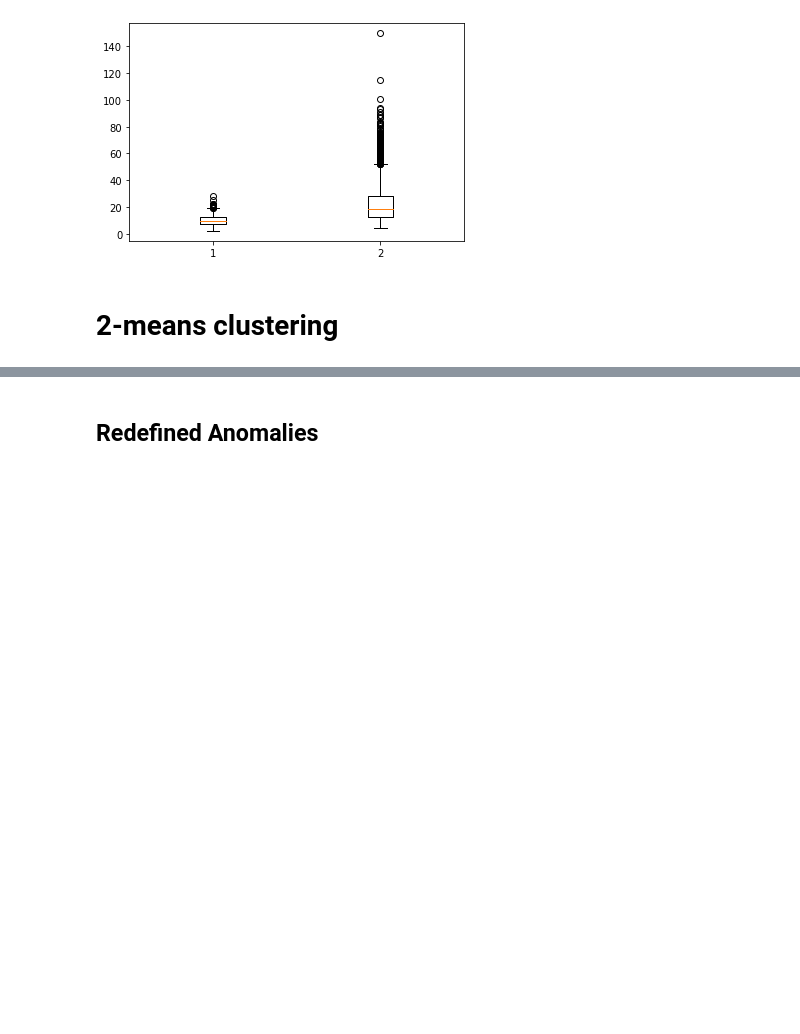
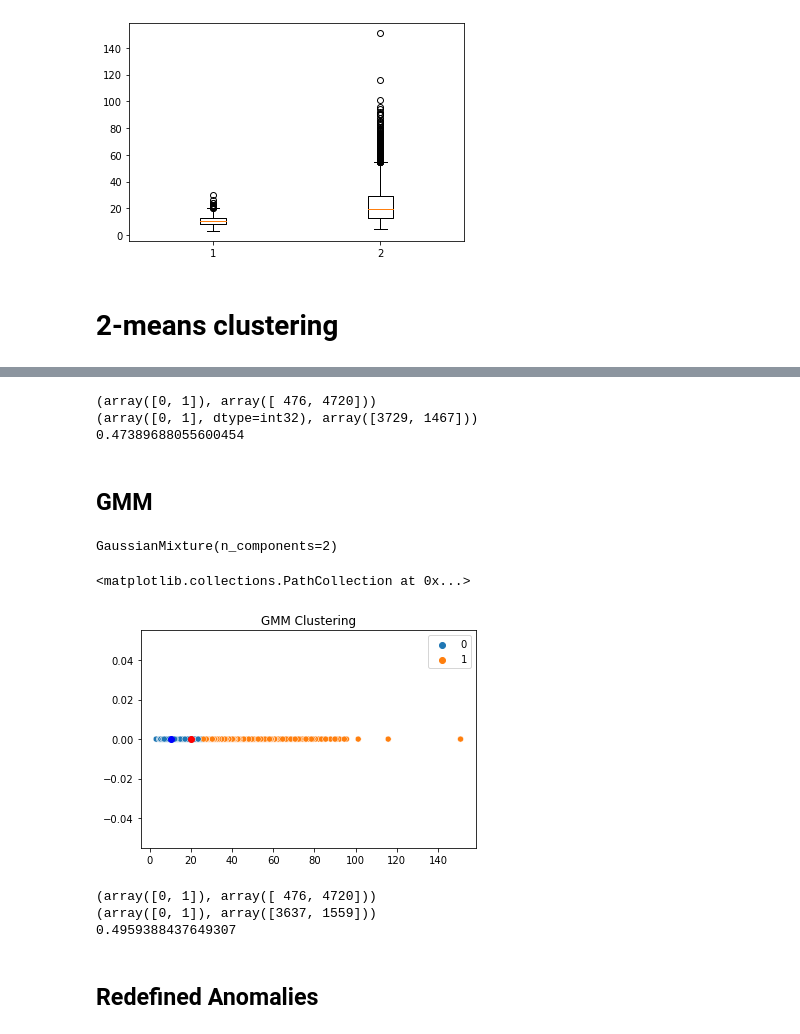
Before and after one commit to ZubairQazi/Anomaly_Detection, a Jupyter notebook: Decomp_Testing.ipynb, the cells around one changed output, grey strips where cells are left out. Saved outputs shown, nothing was run; the diff lists cells and outputs as text; code cells hidden in the pictures; blank space fills up the shorter version.

```diff
--- a/Decomp_Testing.ipynb
+++ b/Decomp_Testing.ipynb
@@ -414,5 +435,6 @@ with open('rec_error_anom.sav', 'rb') as f:
     results_anom = pickle.load(f)
     f.close()
 # %%
-results = []
-results.extend(results_anom); results.extend(results_clean)
+results, true_labels = [], []
+results.extend(results_clean); results.extend(results_anom)
+true_labels.extend([0] * len(results_clean)); true_labels.extend([1] * len(results_anom))
@@ -439,3 +456,45 @@ sns.scatterplot(x=results.flatten(), y=np.zeros(len(results)), hue=kmeans.labels
+# %%
+# F1 score
+
+print(np.unique(true_labels, return_counts=True))
+print(np.unique(kmeans.labels_, return_counts=True))
+
+print(f1_score(true_labels, kmeans.labels_))
+# %% [output]
+(array([0, 1]), array([ 476, 4720]))
+(array([0, 1], dtype=int32), array([3729, 1467]))
+0.47389688055600454
+# %% [markdown]
+## GMM
+# %%
+from sklearn.mixture import GaussianMixture
+
+gmm = GaussianMixture(n_components=2)
+
+gmm.fit(results)
+# %% [output]
+GaussianMixture(n_components=2)
+# %%
+labels = gmm.predict(results)
+# %%
+plt.title('GMM Clustering')
+sns.scatterplot(x=results.flatten(), y=np.zeros(len(results)), hue=labels)
+plt.scatter([np.median(results_anom)], 0, c='red')
+plt.scatter([np.median(results_clean)], 0, c='blue')
+# %% [output]
+<matplotlib.collections.PathCollection at 0x...>
+[figure, added]
+# %%
+# F1 score
+
+print(np.unique(true_labels, return_counts=True))
+print(np.unique(labels, return_counts=True))
+
+print(f1_score(true_labels, labels))
+# %% [output]
+(array([0, 1]), array([ 476, 4720]))
+(array([0, 1]), array([3637, 1559]))
+0.4959388437649307
 # %% [markdown]
 ## Redefined Anomalies
 # %%
```
Also changed, not shown: parts of 61 cells of this notebook.
